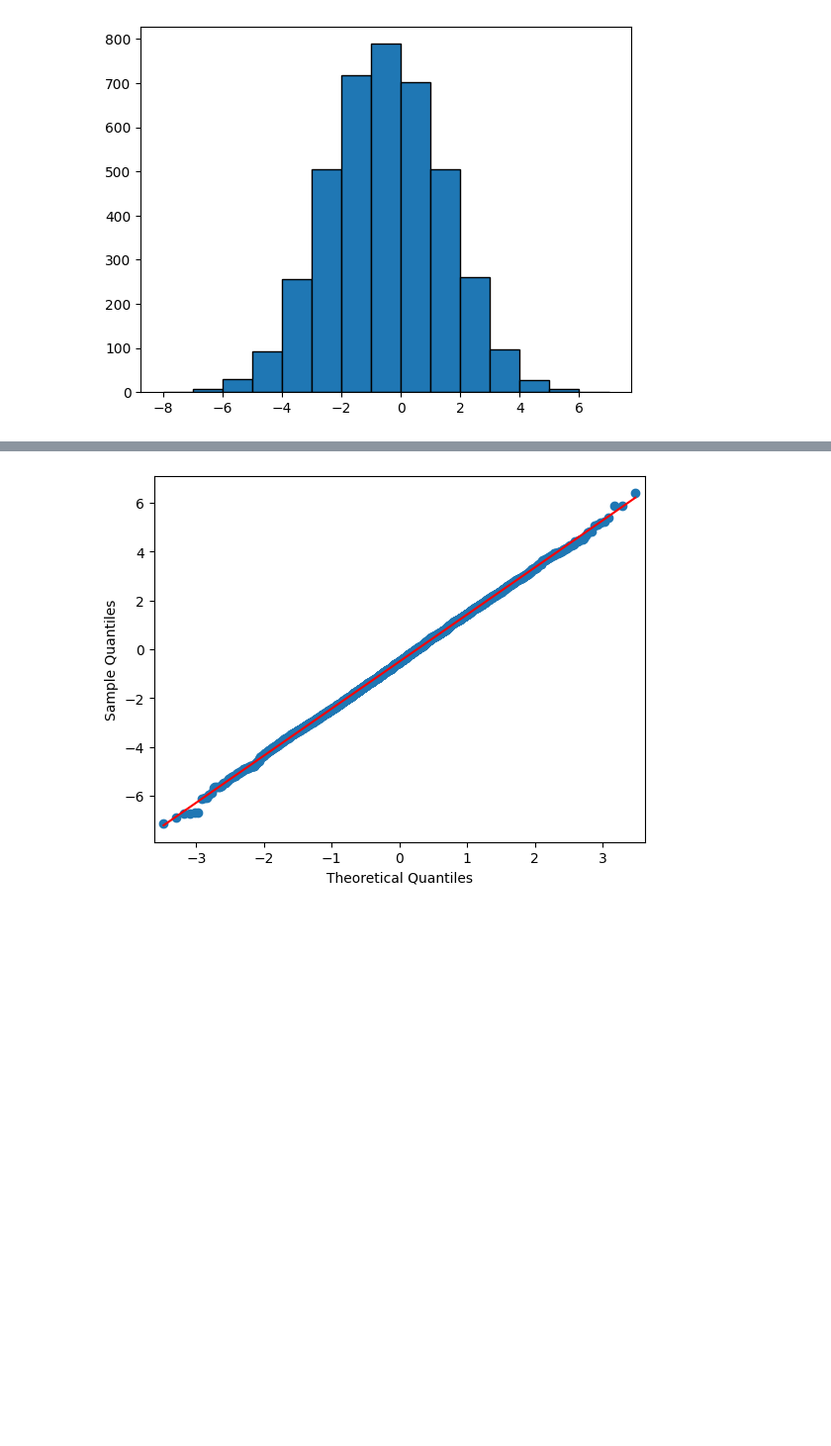
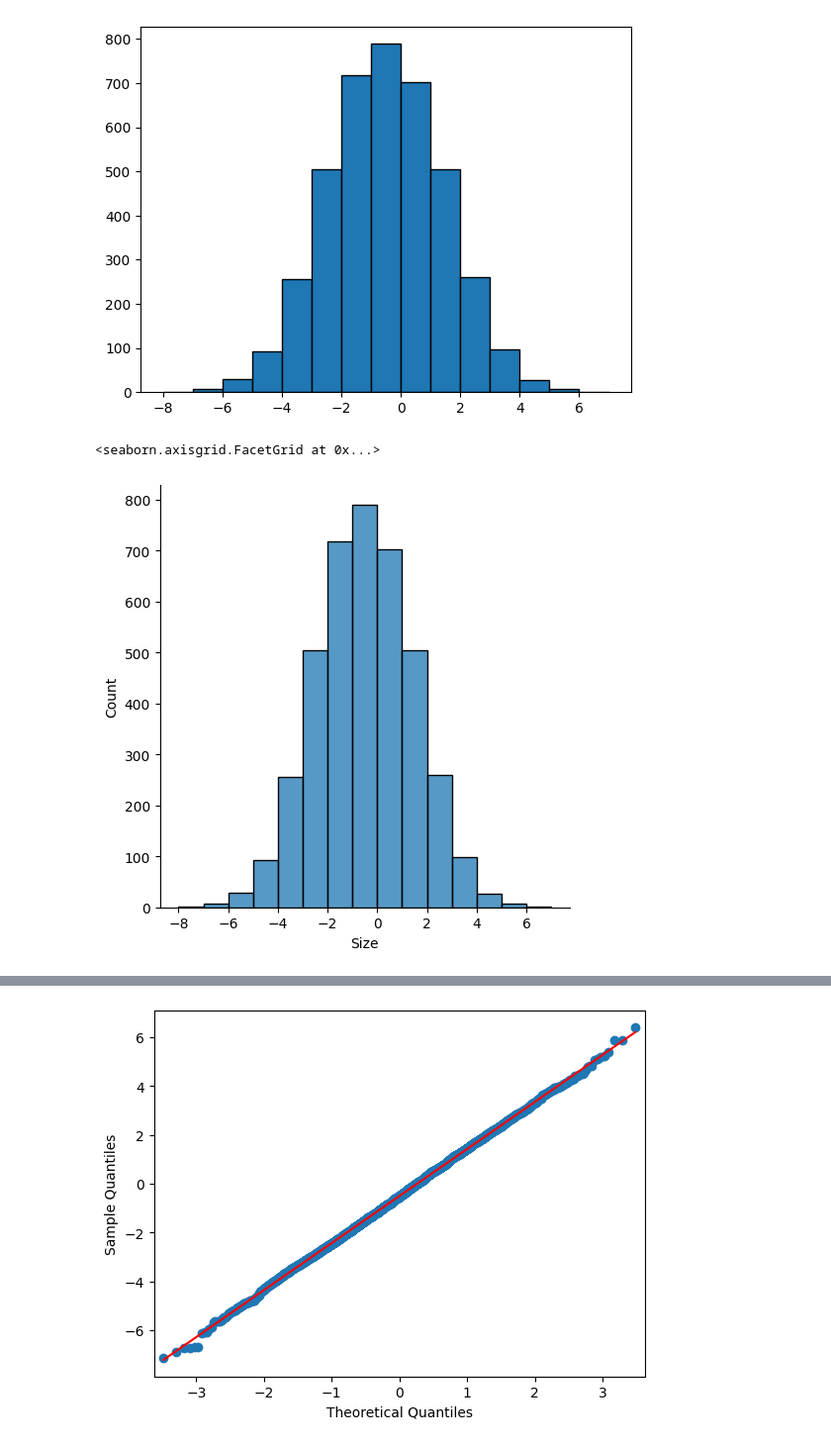
Before and after one commit to hchulvej/MachineLearning, a Jupyter notebook: Apples_dataset.ipynb, the cells around one changed output, grey strips where cells are left out. Shown: that part at 99% size. Drawn from its saved outputs; the diff is of its cells as text; code cells hidden in the pictures; blank space fills up the shorter version.

```diff
--- a/Apples_dataset.ipynb
+++ b/Apples_dataset.ipynb
@@ -193,3 +186,9 @@ plt.hist(apple_sizes, bins=bins, edgecolor='black')
          5.,  6.,  7.]),
  <BarContainer object of 15 artists>)
 [figure]
+# %%
+# Vi kan også bruge 'seaborn' til at lave histogrammer
+sns.displot(df['Size'], bins=bins)
+# %% [output]
+<seaborn.axisgrid.FacetGrid at 0x...>
+[figure, added]
```
Also changed, not shown: parts of 6 cells of this notebook.
